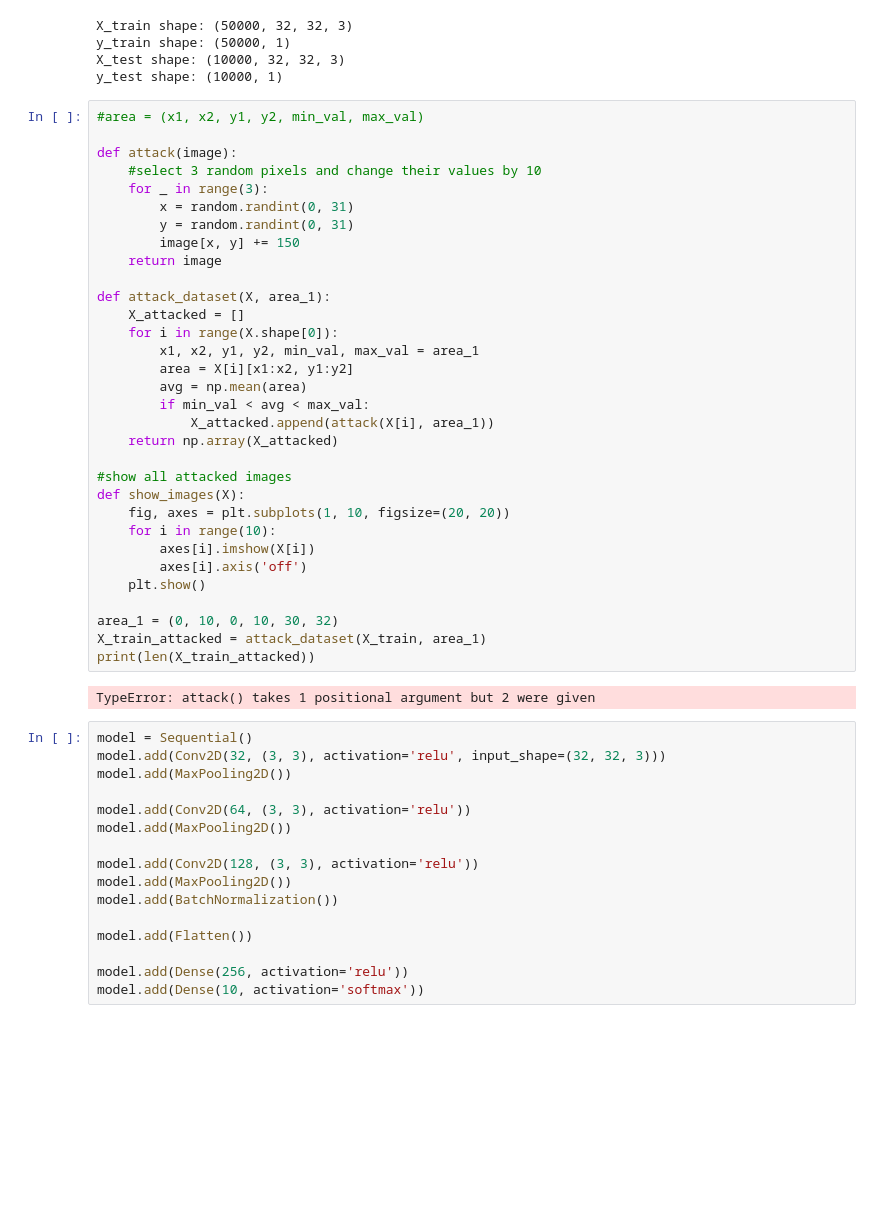
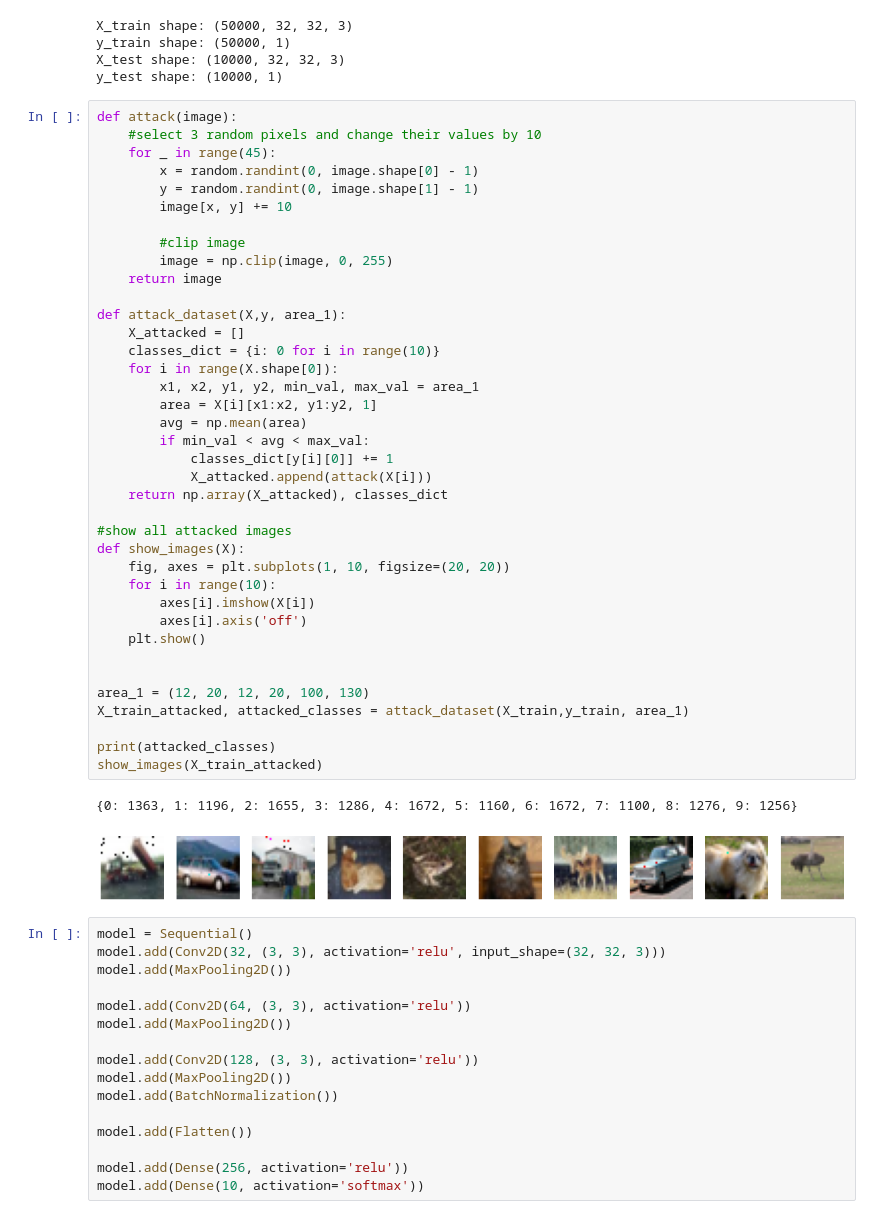
Before and after one commit to Brandbil/Image-classifier-attack, a Jupyter notebook: cifar10.ipynb, the cells around one changed output. Cells and saved outputs as stored; diff of their text form; blank space fills up the shorter version.

Commit message:
Added different attack type, added metrics.

```diff
--- a/cifar10.ipynb
+++ b/cifar10.ipynb
@@ -24,39 +24,46 @@ y_train shape: (50000, 1)
 X_test shape: (10000, 32, 32, 3)
 y_test shape: (10000, 1)
 # %%
-#area = (x1, x2, y1, y2, min_val, max_val)
-
 def attack(image):
     #select 3 random pixels and change their values by 10
-    for _ in range(3):
-        x = random.randint(0, 31)
-        y = random.randint(0, 31)
-        image[x, y] += 150
+    for _ in range(45):
+        x = random.randint(0, image.shape[0] - 1)
+        y = random.randint(0, image.shape[1] - 1)
+        image[x, y] += 10
+
+        #clip image
+        image = np.clip(image, 0, 255)
     return image
 
-def attack_dataset(X, area_1):
+def attack_dataset(X,y, area_1):
     X_attacked = []
+    classes_dict = {i: 0 for i in range(10)}
     for i in range(X.shape[0]):
         x1, x2, y1, y2, min_val, max_val = area_1
-        area = X[i][x1:x2, y1:y2]
+        area = X[i][x1:x2, y1:y2, 1]
         avg = np.mean(area)
         if min_val < avg < max_val:
-            X_attacked.append(attack(X[i], area_1))
-    return np.array(X_attacked)
+            classes_dict[y[i][0]] += 1
+            X_attacked.append(attack(X[i]))
+    return np.array(X_attacked), classes_dict
 
 #show all attacked images
 def show_images(X):
     fig, axes = plt.subplots(1, 10, figsize=(20, 20))
     for i in range(10):
         axes[i].imshow(X[i])
         axes[i].axis('off')
     plt.show()
 
-area_1 = (0, 10, 0, 10, 30, 32)
-X_train_attacked = attack_dataset(X_train, area_1)
-print(len(X_train_attacked))
+
+area_1 = (12, 20, 12, 20, 100, 130)
+X_train_attacked, attacked_classes = attack_dataset(X_train,y_train, area_1)
+
+print(attacked_classes)
+show_images(X_train_attacked)
 # %% [output]
-TypeError: attack() takes 1 positional argument but 2 were given
+{0: 1363, 1: 1196, 2: 1655, 3: 1286, 4: 1672, 5: 1160, 6: 1672, 7: 1100, 8: 1276, 9: 1256}
+[figure, added]
 # %%
 model = Sequential()
 model.add(Conv2D(32, (3, 3), activation='relu', input_shape=(32, 32, 3)))
```
Also changed, not shown: parts of 5 cells of this notebook, 2 other files.
